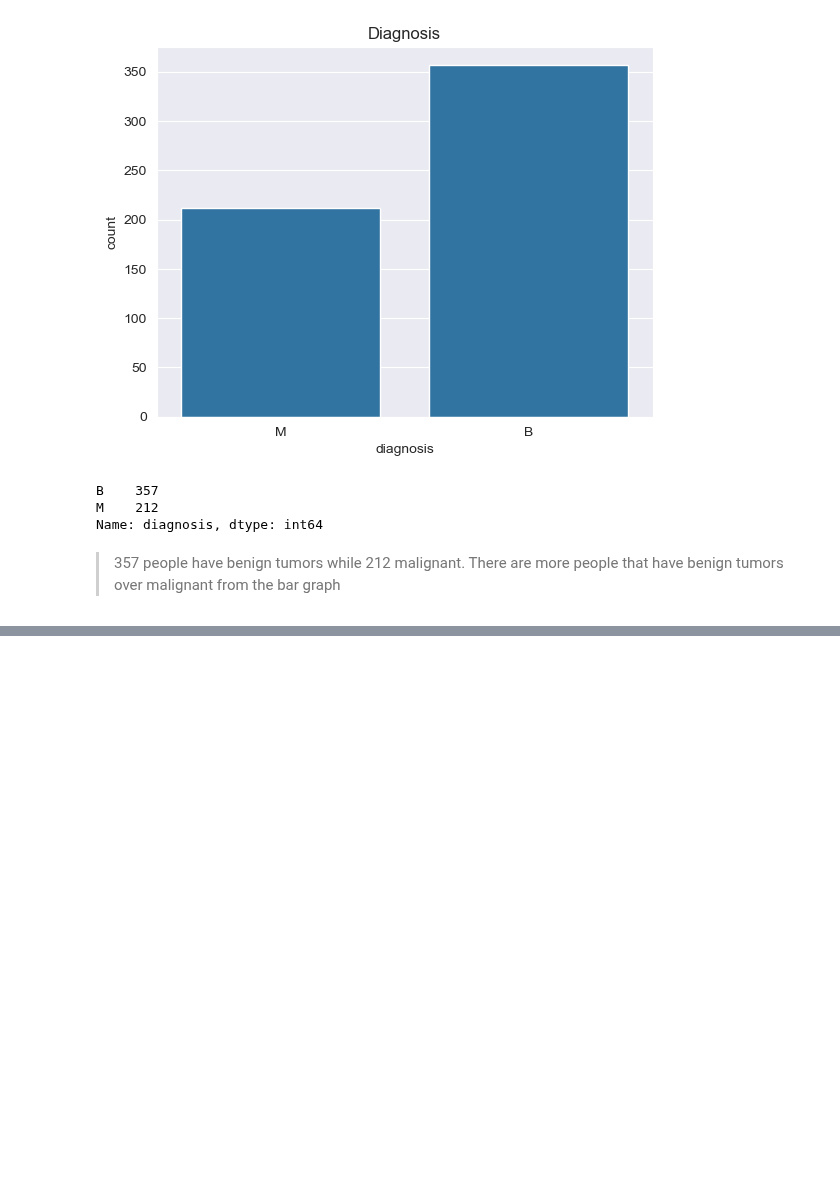
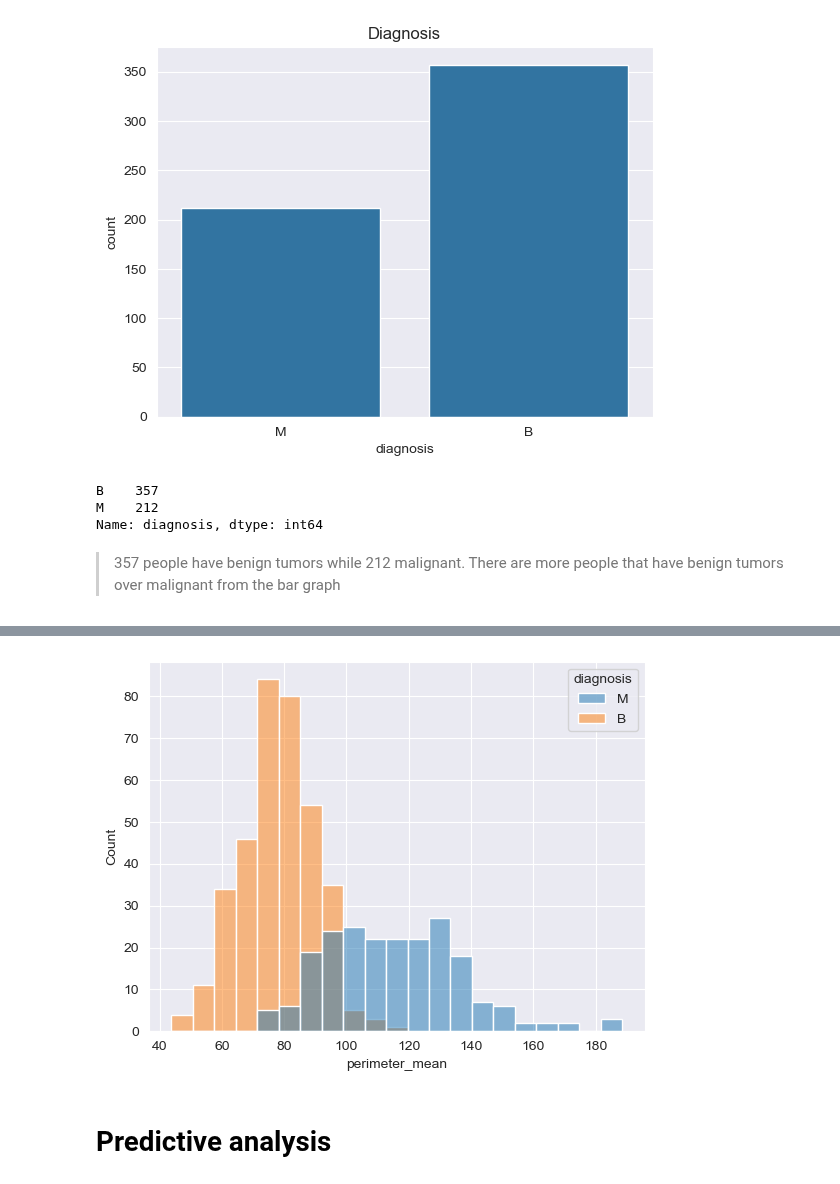
Before and after one commit to denzeil/Breast-Cancer-Predictive-Analysis, a Jupyter notebook: cancer_data.ipynb, the cells around one changed output, grey strips where cells are left out. Drawn from its saved outputs; the diff is of its cells as text; code cells hidden in the pictures; blank space fills up the shorter version.

Commit message:
Exploratory analysis

```diff
--- a/cancer_data.ipynb
+++ b/cancer_data.ipynb
@@ -170,0 +171,6 @@ sns.histplot(data=Cancer_copy[""],x='radius_mean');
+# %%
+sns.histplot(data=Cancer_copy,x='perimeter_mean',hue='diagnosis');
+# %% [output]
+[figure, added]
+# %% [markdown]
+# Predictive analysis
```
Also changed, not shown: parts of 2 cells of this notebook.
